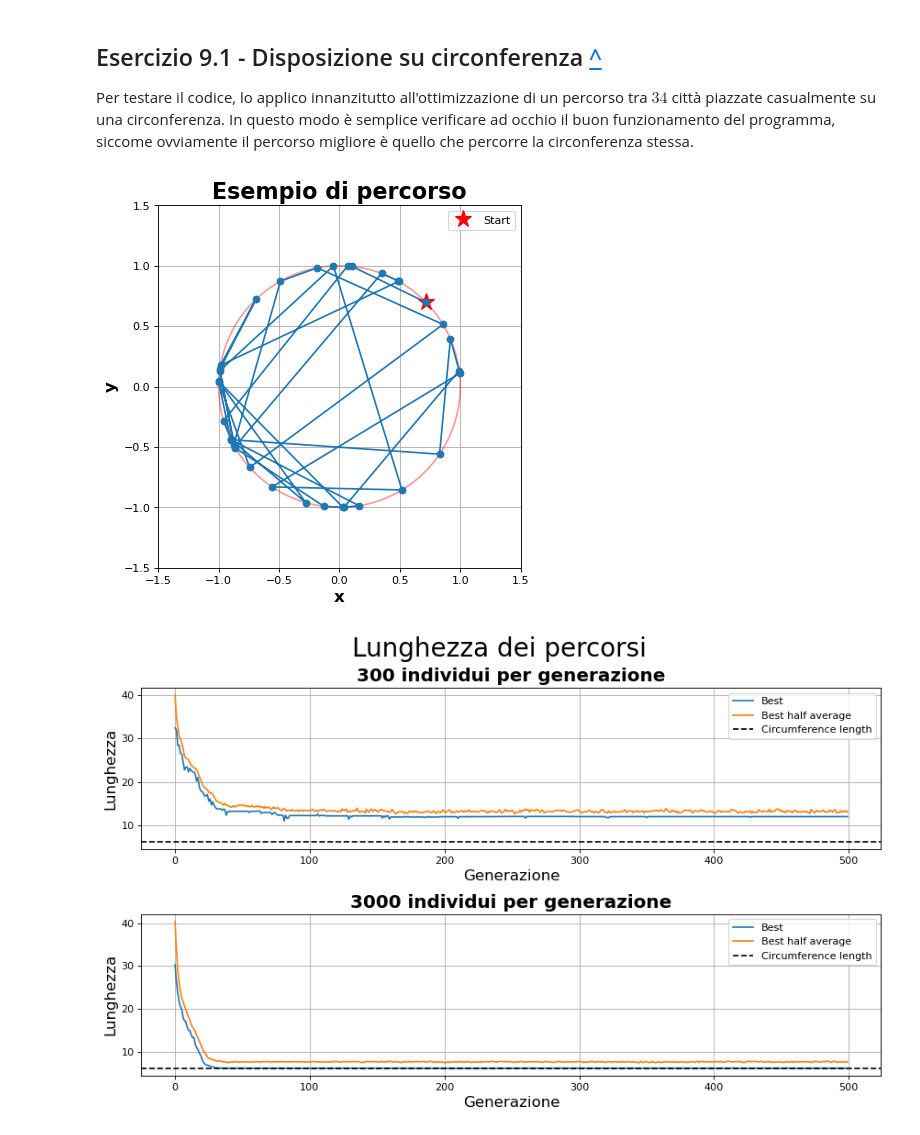
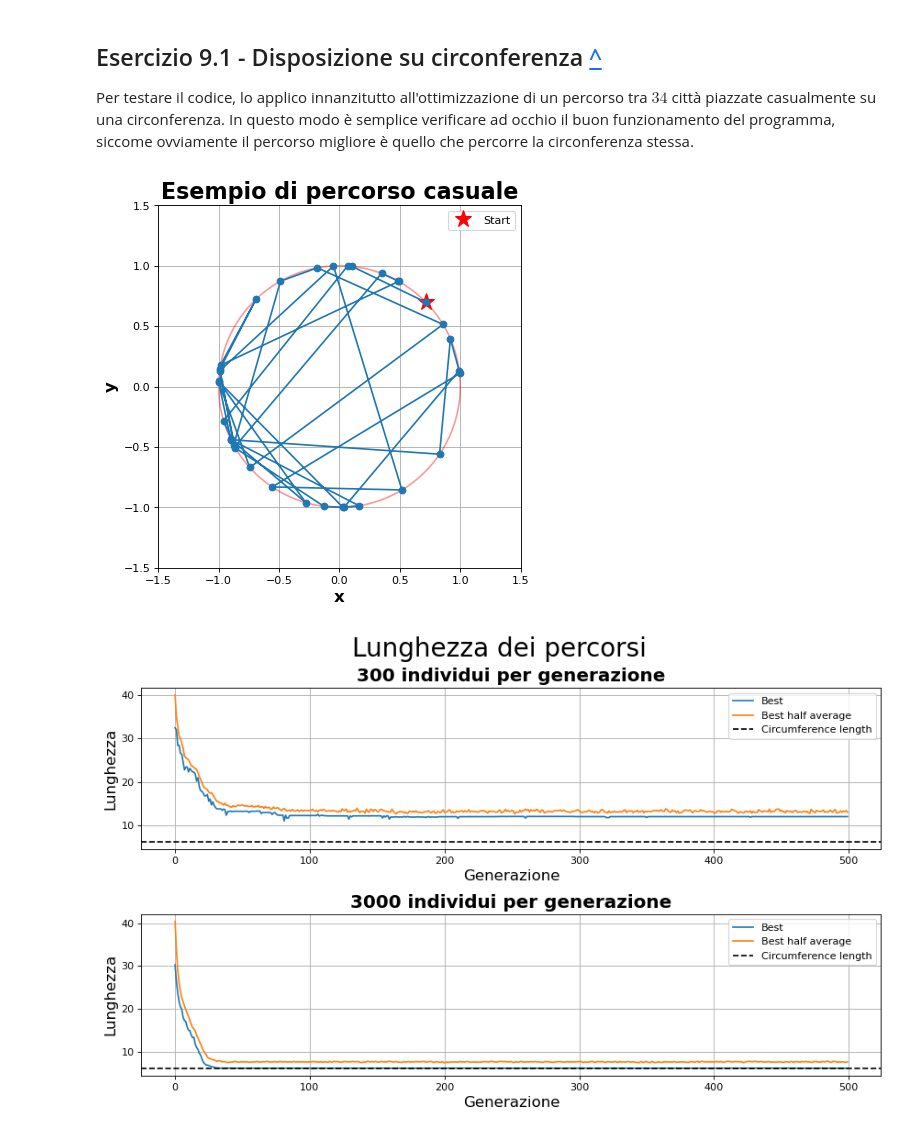
Before and after one commit to martinozanetti/LSN-Martino-Zanetti, a Jupyter notebook: 09-ok/my-09.ipynb, the cells around one changed output. Drawn from its saved outputs; the diff is of its cells as text; code cells hidden in the pictures.

```diff
--- a/09-ok/my-09.ipynb
+++ b/09-ok/my-09.ipynb
@@ -160,33 +152,33 @@ In questo modo è semplice verificare ad occhio il buon funzionamento del progra
 # %%
 import matplotlib
 import matplotlib.pyplot as plt
 import numpy as np
 from matplotlib.pyplot import figure
 
 figure(figsize=(8, 6), dpi=80)
 
 x,y = np.loadtxt("ex9/CIRCULAR/example_citycoord.out", usecols=(0,1), delimiter=' ', unpack='true')
 plt.plot(x[0],y[0], marker ="*", color = "r", markersize = 16, label = "Start", linestyle = "")
 plt.plot(x, y, marker = "o", linestyle = "-")
 plt.ylabel('y', fontsize = 15, fontweight = "bold")
 plt.xlabel('x', fontsize = 15, fontweight = "bold")
 plt.grid(True)
-plt.title('Esempio di percorso', fontsize = 20, fontweight = "bold")
+plt.title('Esempio di percorso casuale', fontsize = 20, fontweight = "bold")
 plt.legend()
 
 x = np.linspace(-1.0, 1.0, 100)
 y = np.linspace(-1.0, 1.0, 100)
 X, Y = np.meshgrid(x,y)
 F = X**2 + Y**2 - 1
 plt.contour(X,Y,F,[0], colors = "r", alpha = 0.4)
 
 plt.xlim(-1.5, 1.5)
 plt.ylim(-1.5, 1.5)
 plt.gca().set_aspect('equal', adjustable='box')
 
 plt.show()
 # %% [output]
-[figure, old version]
+[figure, new version]
 # %%
 import matplotlib
 import matplotlib.pyplot as plt
```
Also changed, not shown: parts of 5 cells of this notebook.
